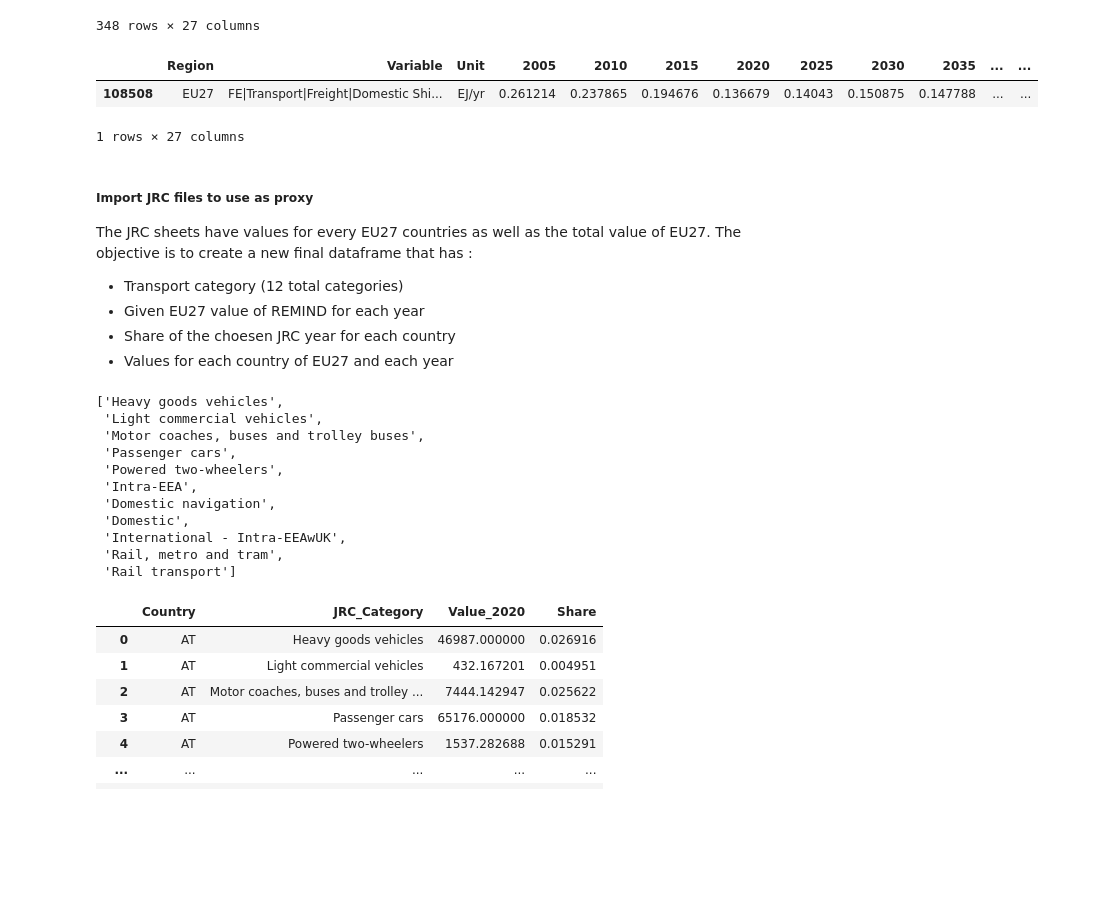
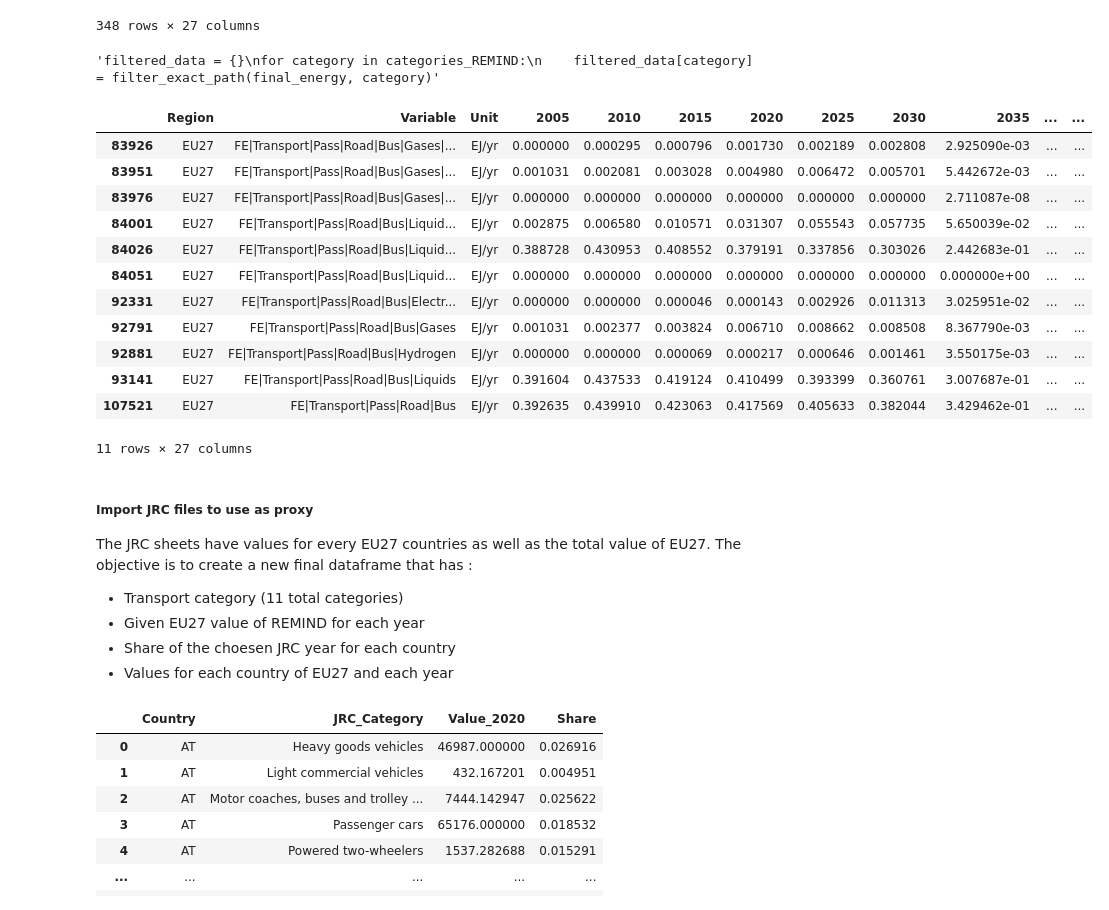
Before and after one commit to CSEI-EU/PtX-Markets, a Jupyter notebook: REMIND/REMIND_proxy_JRC.ipynb, the cells around one changed output. Saved outputs shown, nothing was run; the diff lists cells and outputs as text; code cells hidden in the pictures; blank space fills up the shorter version.

```diff
--- a/REMIND/REMIND_proxy_JRC.ipynb
+++ b/REMIND/REMIND_proxy_JRC.ipynb
@@ -86,6 +86,9 @@ def filter_exact_path(df, path):
 
     mask = (joined_path == path) & (actual_depth == expected_depth)
     return df[mask]
+# %%
+def filter_category_with_subpaths(df, category_prefix):
+    return df[df["Variable"].str.startswith(category_prefix)]
 # %%
 categories_REMIND = [
     "FE|Transport|Freight|Road|Heavy",
@@ -96,26 +99,43 @@ categories_REMIND = [
     "FE|Transport|Bunkers|Freight|International Shipping",
     "FE|Transport|Freight|Domestic Shipping",
     "FE|Transport|Pass|Domestic Aviation",
+    "FE|Bunkers|Pass|International Aviation",
     "FE|Transport|Pass|Aviation",
     "FE|Transport|Pass|Rail",
     "FE|Transport|Freight|Rail"
 ]
 # %%
-filtered_data = {}
+'''filtered_data = {}
 for category in categories_REMIND:
-    filtered_data[category] = filter_exact_path(final_energy, category)
+    filtered_data[category] = filter_exact_path(final_energy, category)'''
+# %% [output]
+'filtered_data = {}\nfor category in categories_REMIND:\n    filtered_data[category] = filter_exact_path(final_energy, category)'
+# %%
+filtered_data = {}
+for category in categories_REMIND:
+    filtered_data[category] = filter_category_with_subpaths(final_energy, category)
 # %%
-filtered_data['FE|Transport|Freight|Domestic Shipping']
+filtered_data["FE|Transport|Pass|Road|Bus"]
 # %% [output]
 |  | Region | Variable | Unit | 2005 | 2010 | 2015 | 2020 | 2025 | 2030 | 2035 | ... | ... |
-| 108508 | EU27 | FE|Transport|Freight|Domestic Shi... | EJ/yr | 0.261214 | 0.237865 | 0.194676 | 0.136679 | 0.14043 | 0.150875 | 0.147788 | ... | ... |
+| 83926 | EU27 | FE|Transport|Pass|Road|Bus|Gases|... | EJ/yr | 0.000000 | 0.000295 | 0.000796 | 0.001730 | 0.002189 | 0.002808 | 2.925090e-03 | ... | ... |
+| 83951 | EU27 | FE|Transport|Pass|Road|Bus|Gases|... | EJ/yr | 0.001031 | 0.002081 | 0.003028 | 0.004980 | 0.006472 | 0.005701 | 5.442672e-03 | ... | ... |
+| 83976 | EU27 | FE|Transport|Pass|Road|Bus|Gases|... | EJ/yr | 0.000000 | 0.000000 | 0.000000 | 0.000000 | 0.000000 | 0.000000 | 2.711087e-08 | ... | ... |
+| 84001 | EU27 | FE|Transport|Pass|Road|Bus|Liquid... | EJ/yr | 0.002875 | 0.006580 | 0.010571 | 0.031307 | 0.055543 | 0.057735 | 5.650039e-02 | ... | ... |
+| 84026 | EU27 | FE|Transport|Pass|Road|Bus|Liquid... | EJ/yr | 0.388728 | 0.430953 | 0.408552 | 0.379191 | 0.337856 | 0.303026 | 2.442683e-01 | ... | ... |
+| 84051 | EU27 | FE|Transport|Pass|Road|Bus|Liquid... | EJ/yr | 0.000000 | 0.000000 | 0.000000 | 0.000000 | 0.000000 | 0.000000 | 0.000000e+00 | ... | ... |
+| 92331 | EU27 | FE|Transport|Pass|Road|Bus|Electr... | EJ/yr | 0.000000 | 0.000000 | 0.000046 | 0.000143 | 0.002926 | 0.011313 | 3.025951e-02 | ... | ... |
+| 92791 | EU27 | FE|Transport|Pass|Road|Bus|Gases | EJ/yr | 0.001031 | 0.002377 | 0.003824 | 0.006710 | 0.008662 | 0.008508 | 8.367790e-03 | ... | ... |
+| 92881 | EU27 | FE|Transport|Pass|Road|Bus|Hydrogen | EJ/yr | 0.000000 | 0.000000 | 0.000069 | 0.000217 | 0.000646 | 0.001461 | 3.550175e-03 | ... | ... |
+| 93141 | EU27 | FE|Transport|Pass|Road|Bus|Liquids | EJ/yr | 0.391604 | 0.437533 | 0.419124 | 0.410499 | 0.393399 | 0.360761 | 3.007687e-01 | ... | ... |
+| 107521 | EU27 | FE|Transport|Pass|Road|Bus | EJ/yr | 0.392635 | 0.439910 | 0.423063 | 0.417569 | 0.405633 | 0.382044 | 3.429462e-01 | ... | ... |
-1 rows × 27 columns
+11 rows × 27 columns
 # %% [markdown]
 ##### Import JRC files to use as proxy
 
 The JRC sheets have values for every EU27 countries as well as the total value of EU27.
 The objective is to create a new final dataframe that has :
-- Transport category (12 total categories)
+- Transport category (11 total categories)
 - Given EU27 value of REMIND for each year
 - Share of the choesen JRC year for each country
 - Values for each country of EU27 and each year
@@ -136,19 +156,6 @@ remind_to_jrc_category = {
 # %%
 countries = [c for c in os.listdir(base_folder) if os.path.isdir(os.path.join(base_folder, c)) and c != 'EU27']
 categories_JRC = list(remind_to_jrc_category.values())
-categories_JRC
-# %% [output]
-['Heavy goods vehicles',
- 'Light commercial vehicles',
- 'Motor coaches, buses and trolley buses',
- 'Passenger cars',
- 'Powered two-wheelers',
- 'Intra-EEA',
- 'Domestic navigation',
- 'Domestic',
- 'International - Intra-EEAwUK',
- 'Rail, metro and tram',
- 'Rail transport']
 # %%
 results = []
 for country_code in countries + ['EU27']:
```
Also changed, not shown: parts of 8 cells of this notebook, 25 other files.
